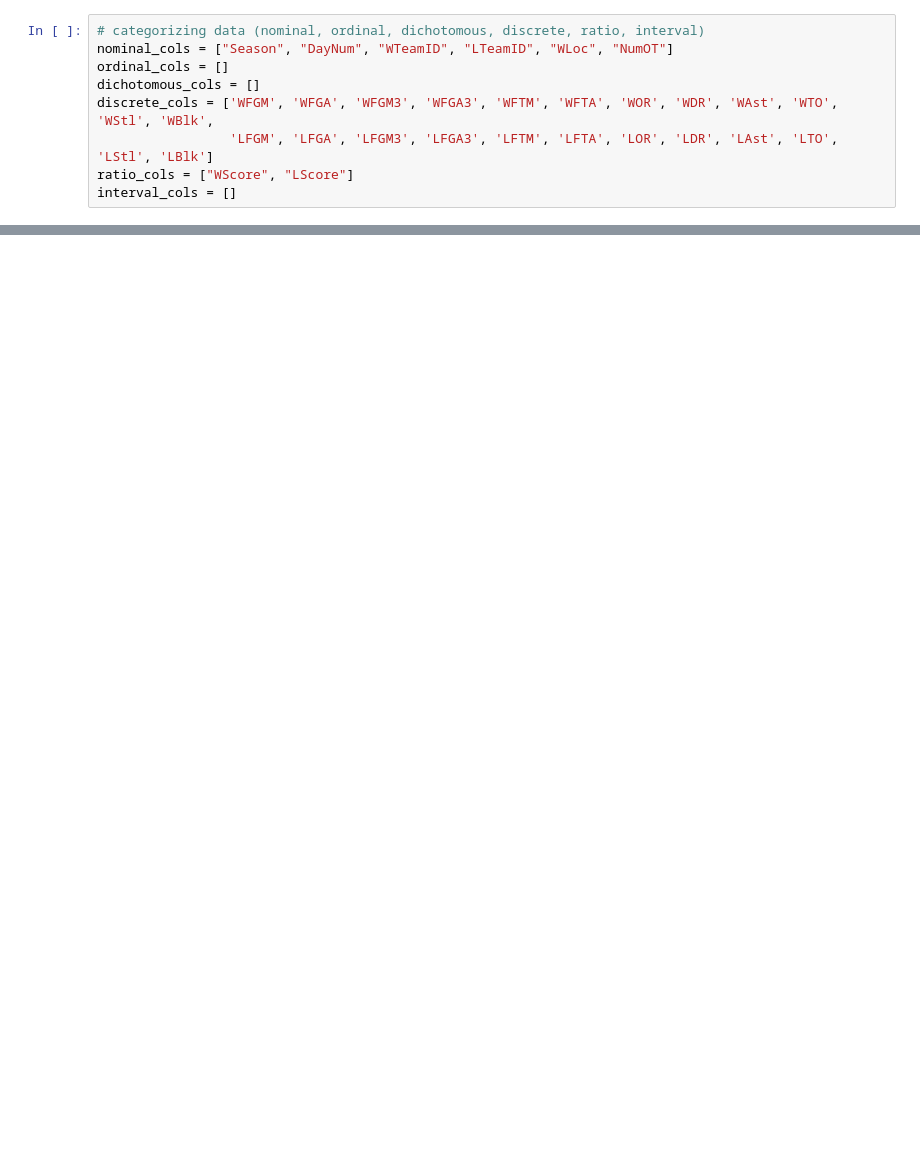
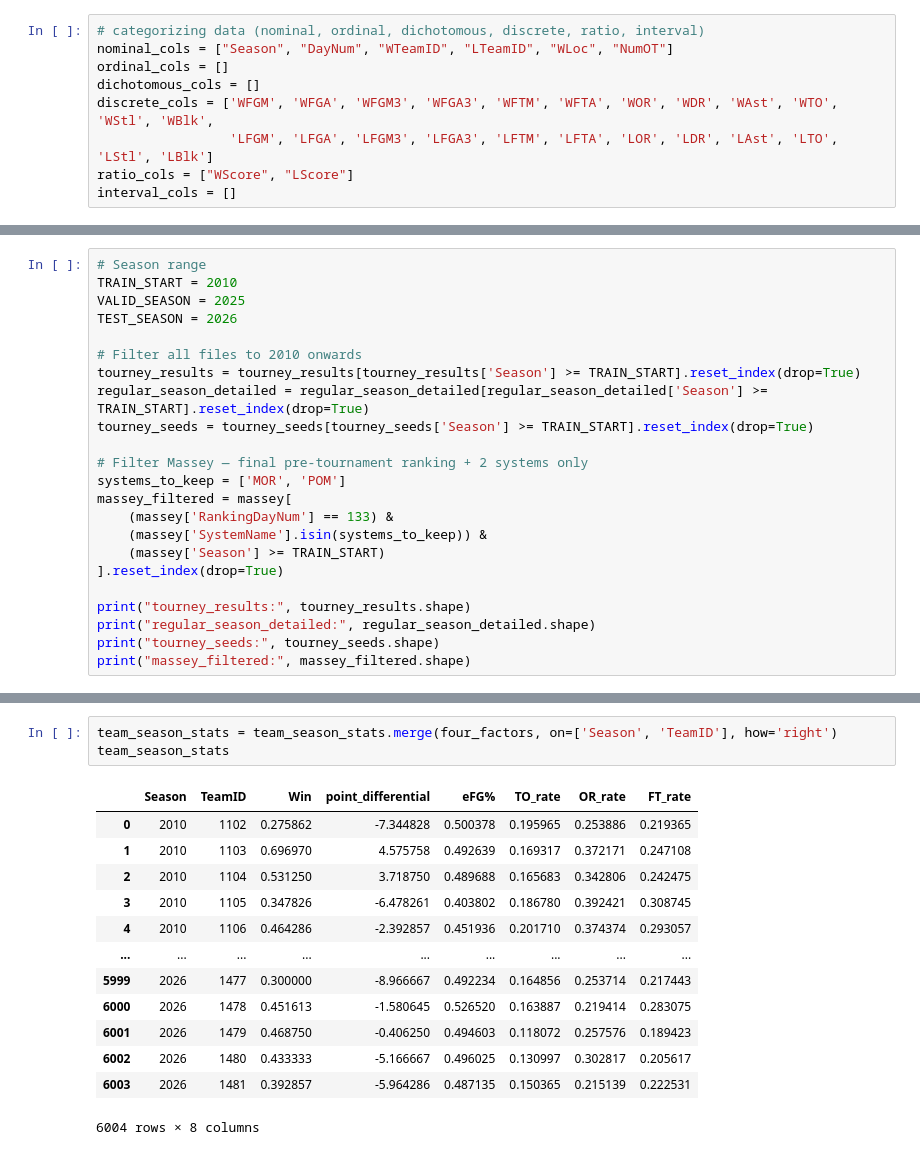
Before and after one commit to ujjwalbasnyat/march-matchup-inference-pipeline, a Jupyter notebook: data_science/notebook.ipynb, the cells around one changed output, grey strips where cells are left out. Saved outputs shown, nothing was run; the diff lists cells and outputs as text; blank space fills up the shorter version.

```diff
--- a/data_science/notebook.ipynb
+++ b/data_science/notebook.ipynb
@@ -63,0 +119,23 @@ df_filtered.head()
+# %%
+# Season range
+TRAIN_START = 2010
+VALID_SEASON = 2025
+TEST_SEASON = 2026
+
+# Filter all files to 2010 onwards
+tourney_results = tourney_results[tourney_results['Season'] >= TRAIN_START].reset_index(drop=True)
+regular_season_detailed = regular_season_detailed[regular_season_detailed['Season'] >= TRAIN_START].reset_index(drop=True)
+tourney_seeds = tourney_seeds[tourney_seeds['Season'] >= TRAIN_START].reset_index(drop=True)
+
+# Filter Massey — final pre-tournament ranking + 2 systems only
+systems_to_keep = ['MOR', 'POM']
+massey_filtered = massey[
+    (massey['RankingDayNum'] == 133) &
+    (massey['SystemName'].isin(systems_to_keep)) &
+    (massey['Season'] >= TRAIN_START)
+].reset_index(drop=True)
+
+print("tourney_results:", tourney_results.shape)
+print("regular_season_detailed:", regular_season_detailed.shape)
+print("tourney_seeds:", tourney_seeds.shape)
+print("massey_filtered:", massey_filtered.shape)
@@ -63,0 +312,17 @@ df_filtered.head()
+# %%
+team_season_stats = team_season_stats.merge(four_factors, on=['Season', 'TeamID'], how='right')
+team_season_stats
+# %% [output]
+|  | Season | TeamID | Win | point_differential | eFG% | TO_rate | OR_rate | FT_rate |
+| 0 | 2010 | 1102 | 0.275862 | -7.344828 | 0.500378 | 0.195965 | 0.253886 | 0.219365 |
+| 1 | 2010 | 1103 | 0.696970 | 4.575758 | 0.492639 | 0.169317 | 0.372171 | 0.247108 |
+| 2 | 2010 | 1104 | 0.531250 | 3.718750 | 0.489688 | 0.165683 | 0.342806 | 0.242475 |
+| 3 | 2010 | 1105 | 0.347826 | -6.478261 | 0.403802 | 0.186780 | 0.392421 | 0.308745 |
+| 4 | 2010 | 1106 | 0.464286 | -2.392857 | 0.451936 | 0.201710 | 0.374374 | 0.293057 |
+| ... | ... | ... | ... | ... | ... | ... | ... | ... |
+| 5999 | 2026 | 1477 | 0.300000 | -8.966667 | 0.492234 | 0.164856 | 0.253714 | 0.217443 |
+| 6000 | 2026 | 1478 | 0.451613 | -1.580645 | 0.526520 | 0.163887 | 0.219414 | 0.283075 |
+| 6001 | 2026 | 1479 | 0.468750 | -0.406250 | 0.494603 | 0.118072 | 0.257576 | 0.189423 |
+| 6002 | 2026 | 1480 | 0.433333 | -5.166667 | 0.496025 | 0.130997 | 0.302817 | 0.205617 |
+| 6003 | 2026 | 1481 | 0.392857 | -5.964286 | 0.487135 | 0.150365 | 0.215139 | 0.222531 |
+6004 rows × 8 columns
```
Also changed, not shown: parts of 28 cells of this notebook.
